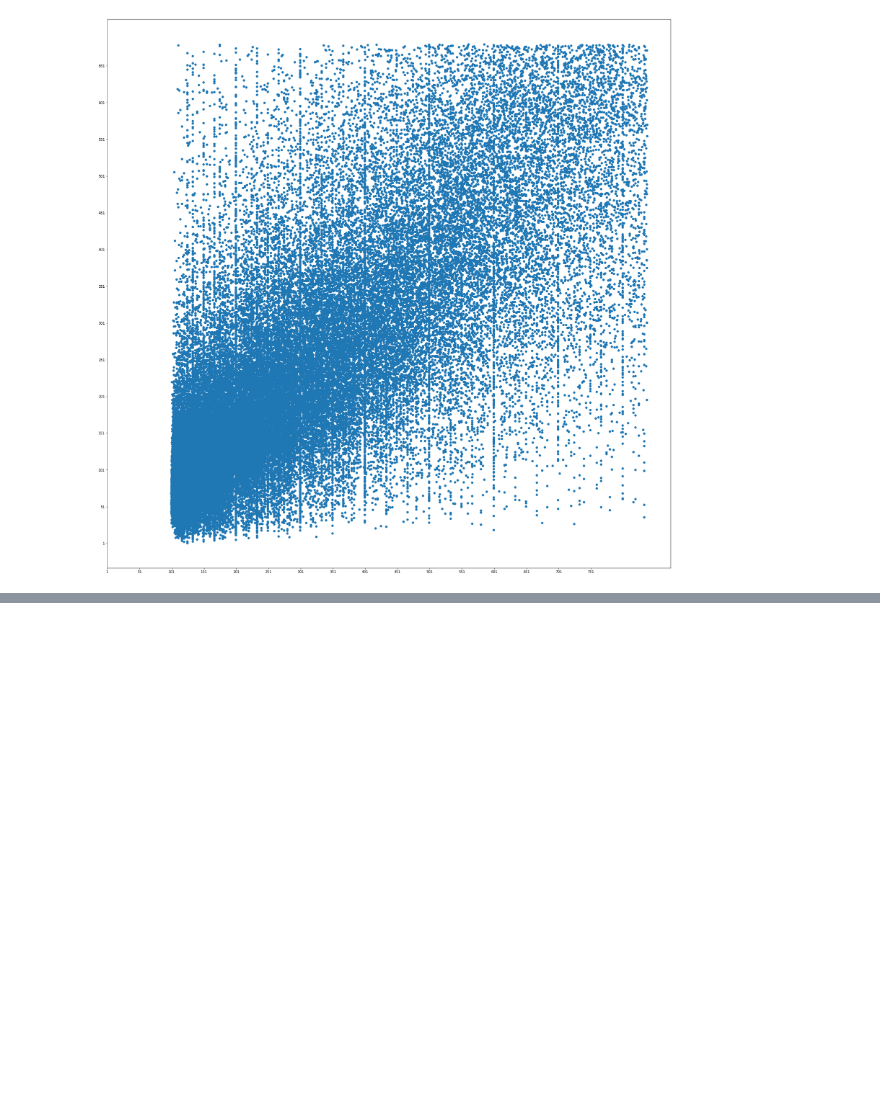
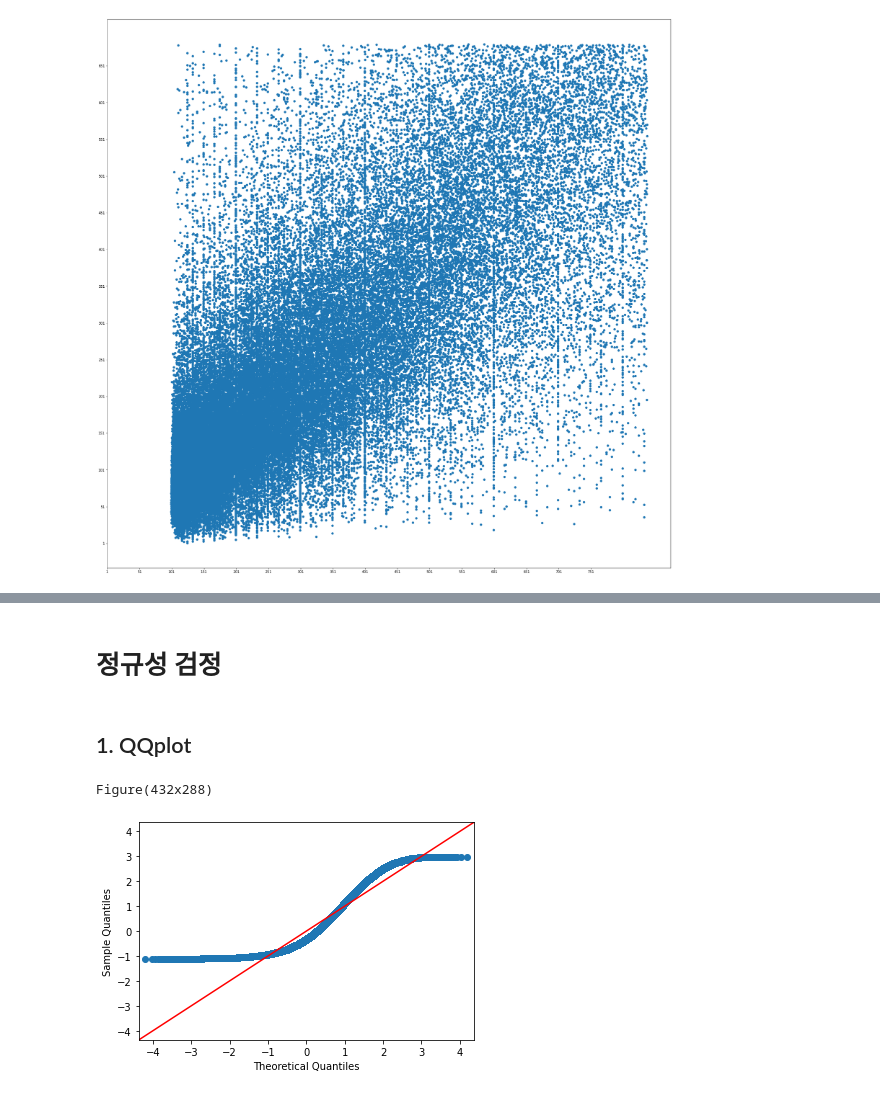
Before and after one commit to 05KBS23/CNU_Daily_study, a Jupyter notebook: python-basic/programmers/week5/EDA_Project3(대전광역시 유성구_지역화폐 발급월별 소비금액 지수 데이터).ipynb, the cells around one changed output, grey strips where cells are left out. Cells and saved outputs as stored; diff of their text form; code cells hidden in the pictures; blank space fills up the shorter version.

```diff
--- a/python-basic/programmers/week5/EDA_Project3(대전광역시 유성구_지역화폐 발급월별 소비금액 지수 데이터).ipynb
+++ b/python-basic/programmers/week5/EDA_Project3(대전광역시 유성구_지역화폐 발급월별 소비금액 지수 데이터).ipynb
@@ -221,0 +205,15 @@ OverflowError: Exceeded cell block limit in Agg.  Please set the value of rcPara
+# %% [markdown]
+# 정규성 검정
+# %% [markdown]
+## 1. QQplot
+# %%
+import matplotlib.pyplot as plt
+import statsmodels.api as sm
+
+use_times = df_times_clean["지수_이용건수"]
+use_amount = df_times_clean["지수_이용금액"]
+
+print(sm.qqplot(use_times, fit=True, line='45'))
+# %% [output]
+Figure(432x288)
+[figure, added]
```
Also changed, not shown: parts of 12 cells of this notebook.
